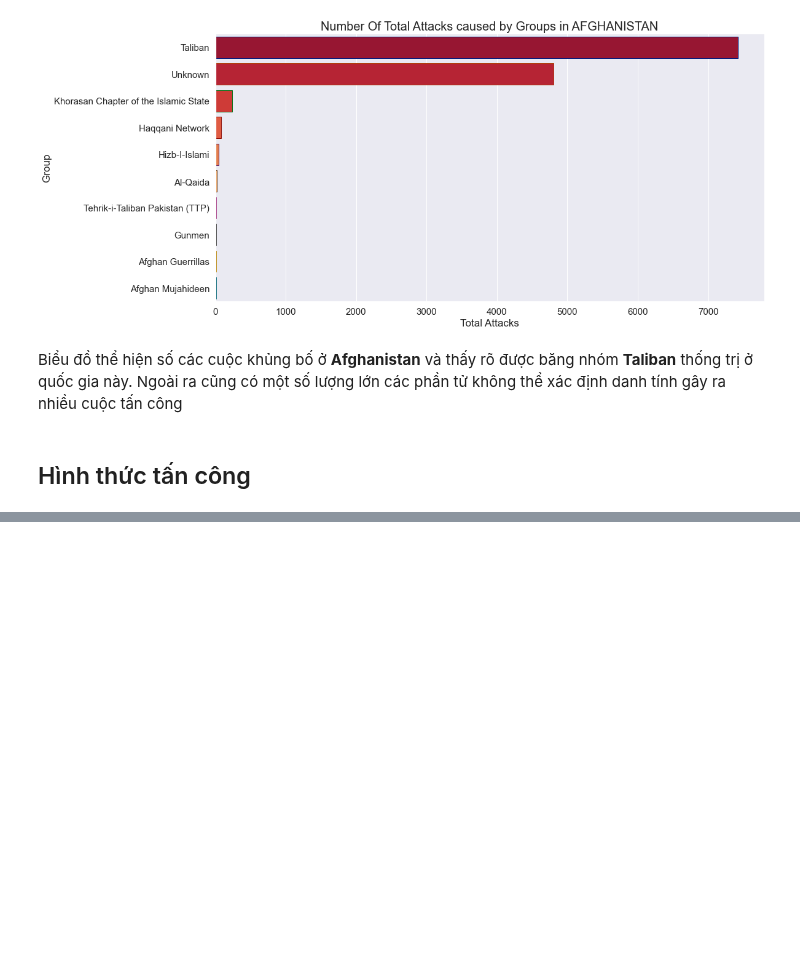
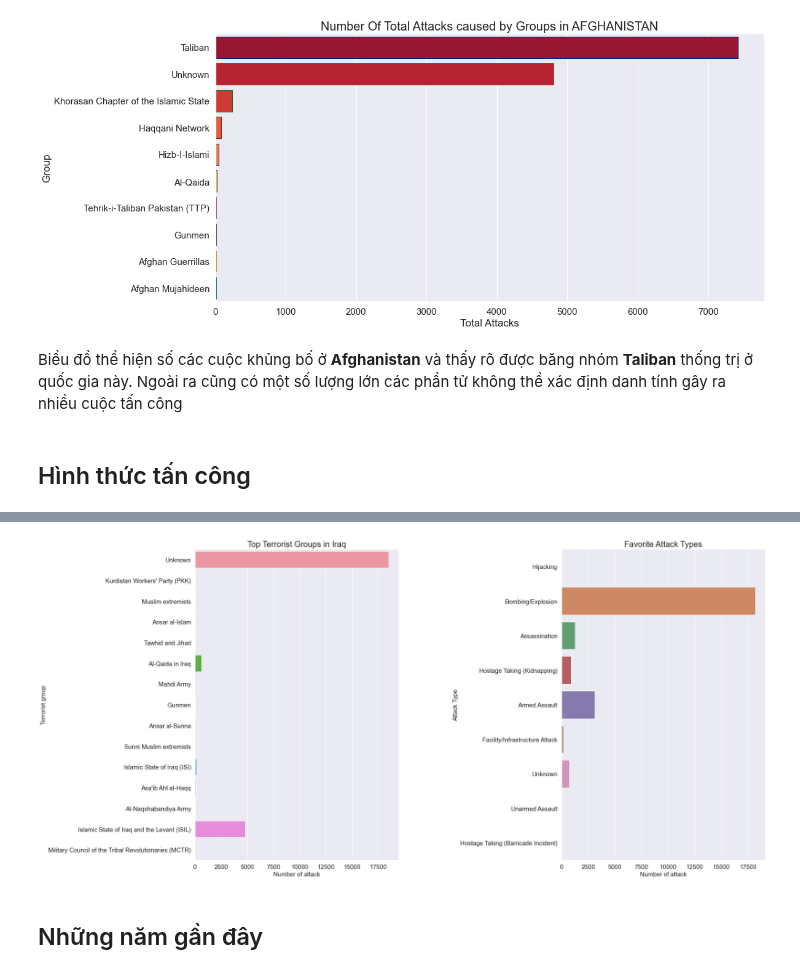
Before and after one commit to tuph-tech/LTKHDL-final, a Jupyter notebook: 1712861-PhanHuuTu.ipynb, the cells around one changed output, grey strips where cells are left out. Cells and saved outputs as stored; diff of their text form; code cells hidden in the pictures; blank space fills up the shorter version.

```diff
--- a/1712861-PhanHuuTu.ipynb
+++ b/1712861-PhanHuuTu.ipynb
@@ -511,0 +605,31 @@ Biểu đồ thể hiện số các cuộc khủng bố ở **Afghanistan** và
+# %%
+# Lấy dữ liệu về Iraq
+Iraq_df = df[df.country=='Iraq'].reset_index()
+Iraq_group = Iraq_df[Iraq_df['group'].isin(Iraq_df['group'].value_counts()[:15].index)]
+# Vẽ đồ thị các hình
+f, ax=plt.subplots(1,2,figsize=(25,14))
+sns.countplot(y='group',data=Iraq_group, ax=ax[0])
+
+sns.countplot(y='attack_type',data=Iraq_group, ax=ax[1])
+
+plt.subplots_adjust(wspace=0.8)
+
+ax[0].set_title('Top Terrorist Groups in Iraq', fontsize=20)
+ax[1].set_title('Favorite Attack Types', fontsize=20)
+
+ax[0].set_title('Top Terrorist Groups in Iraq', fontsize=20)
+ax[1].set_title('Favorite Attack Types', fontsize=20)
+
+ax[0].set_xlabel('Number of attack', fontsize=15)
+ax[0].set_ylabel('Terrorist group', fontsize=15)
+
+ax[1].set_xlabel('Number of attack', fontsize=15)
+ax[1].set_ylabel('Attack Type', fontsize=15)
+
+ax[0].tick_params(labelsize=15)
+ax[1].tick_params(labelsize=15)
+plt.show()
+# %% [output]
+[figure, added]
+# %% [markdown]
+## Những năm gần đây
```
Also changed, not shown: parts of 6 cells of this notebook.
